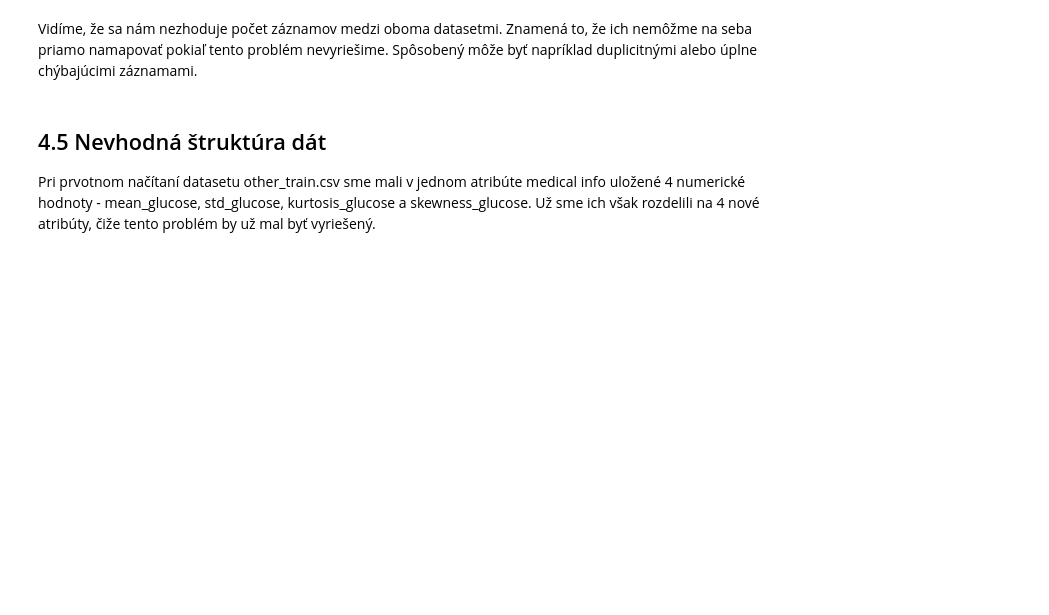
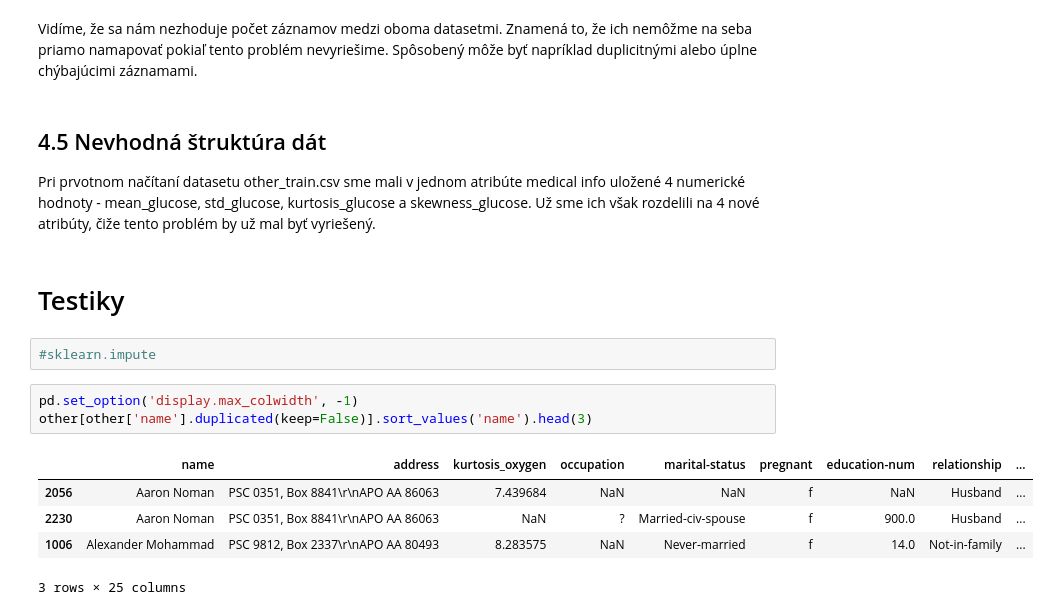
Before and after one commit to jaruji/IAU-project, a Jupyter notebook: IAU - Kocurik, Bedej J., prieskumna analyza.ipynb, the cells around one changed output. Drawn from its saved outputs; the diff is of its cells as text; blank space fills up the shorter version.

```diff
--- a/IAU - Kocurik, Bedej J., prieskumna analyza.ipynb
+++ b/IAU - Kocurik, Bedej J., prieskumna analyza.ipynb
@@ -1067,3 +1067,16 @@ Vidíme, že sa nám nezhoduje počet záznamov medzi oboma datasetmi. Znamená
 # %% [markdown]
 ## 4.5 Nevhodná štruktúra dát
 Pri prvotnom načítaní datasetu other_train.csv sme mali v jednom atribúte medical info uložené 4 numerické hodnoty - mean_glucose, std_glucose, kurtosis_glucose a skewness_glucose. Už sme ich však rozdelili na 4 nové atribúty, čiže tento problém by už mal byť vyriešený.
+# %% [markdown]
+# Testiky
+# %%
+#sklearn.impute
+# %%
+pd.set_option('display.max_colwidth', -1)
+other[other['name'].duplicated(keep=False)].sort_values('name').head(3)
+# %% [output]
+|  | name | address | kurtosis_oxygen | occupation | marital-status | pregnant | education-num | relationship | ... |
+| 2056 | Aaron Noman | PSC 0351, Box 8841\r\nAPO AA 86063 | 7.439684 | NaN | NaN | f | NaN | Husband | ... |
+| 2230 | Aaron Noman | PSC 0351, Box 8841\r\nAPO AA 86063 | NaN | ? | Married-civ-spouse | f | 900.0 | Husband | ... |
+| 1006 | Alexander Mohammad | PSC 9812, Box 2337\r\nAPO AA 80493 | 8.283575 | NaN | Never-married | f | 14.0 | Not-in-family | ... |
+3 rows × 25 columns
```
Also changed, not shown: parts of 1 cell of this notebook.
